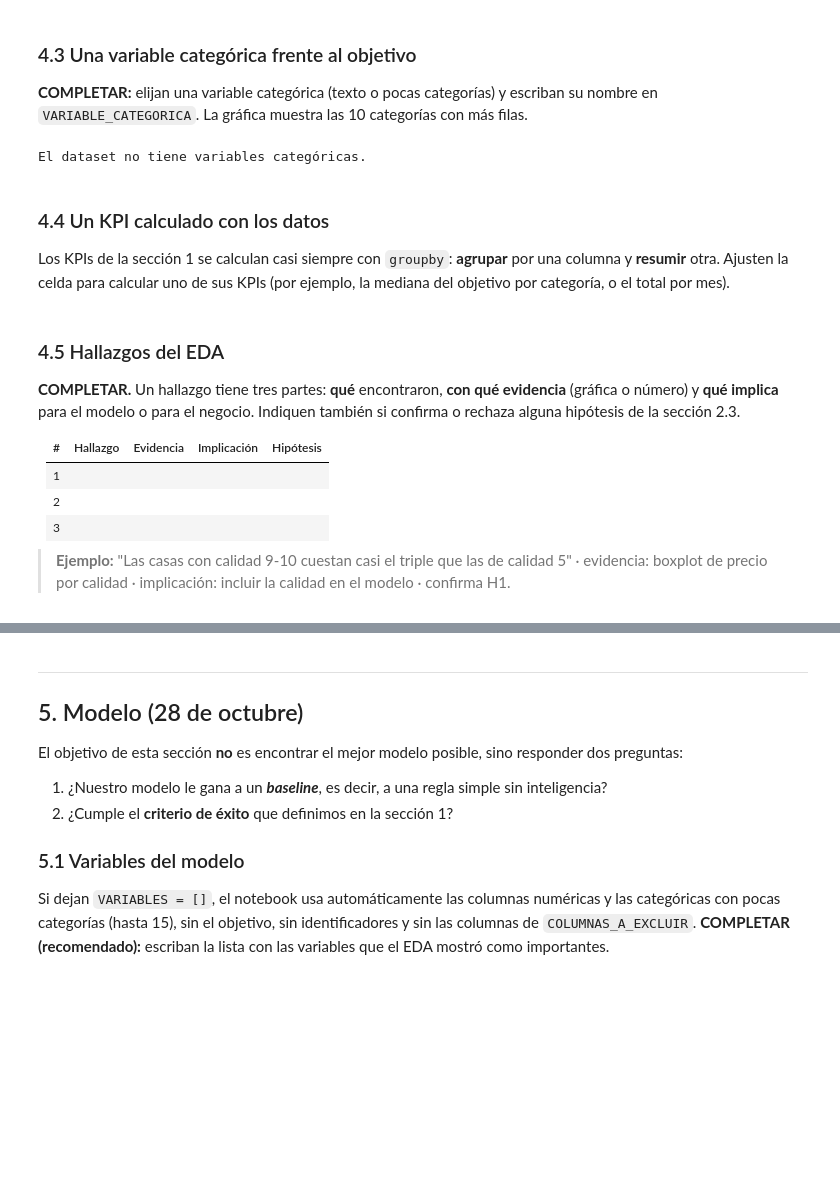
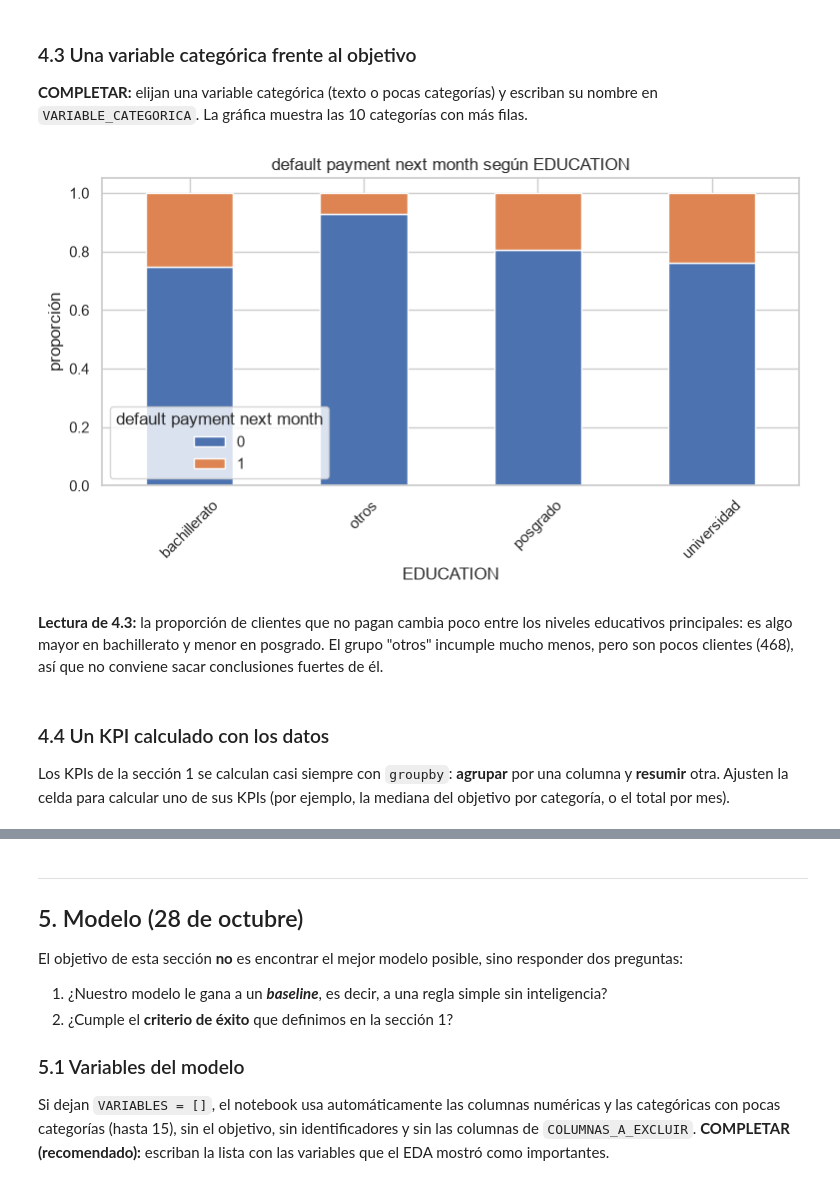
Before and after one commit to lfdaps/proyecto-equipo_1, a Jupyter notebook: notebooks/proyecto_equipo.ipynb, the cells around one changed output, grey strips where cells are left out. Cells and saved outputs as stored; diff of their text form; code cells hidden in the pictures; blank space fills up the shorter version.

```diff
--- a/notebooks/proyecto_equipo.ipynb
+++ b/notebooks/proyecto_equipo.ipynb
@@ -339,25 +399,27 @@ plt.show()
 **COMPLETAR:** elijan una variable categórica (texto o pocas categorías) y escriban su nombre en `VARIABLE_CATEGORICA`. La gráfica muestra las 10 categorías con más filas.
 # %%
 categoricas = df_limpio.select_dtypes(exclude=["number", "datetime"]).columns.drop(OBJETIVO, errors="ignore")
-VARIABLE_CATEGORICA = categoricas[0] if len(categoricas) else None  # COMPLETAR: por ejemplo "barrio"
+VARIABLE_CATEGORICA = "EDUCATION"  # nivel educativo (texto desde la limpieza)
 
 if VARIABLE_CATEGORICA is None:
     print("El dataset no tiene variables categóricas.")
 else:
     principales = df_limpio[VARIABLE_CATEGORICA].value_counts().head(10).index
     datos = df_limpio[df_limpio[VARIABLE_CATEGORICA].isin(principales)]
     fig, ax = plt.subplots(figsize=(9, 4))
     if TIPO_PROBLEMA == "regresion":
         orden = datos.groupby(VARIABLE_CATEGORICA)[OBJETIVO].median().sort_values().index
         sns.boxplot(data=datos, x=VARIABLE_CATEGORICA, y=OBJETIVO, order=orden, ax=ax)
     else:
         pd.crosstab(datos[VARIABLE_CATEGORICA], datos[OBJETIVO], normalize="index").plot.bar(stacked=True, ax=ax)
         ax.set_ylabel("proporción")
     ax.set_title(f"{OBJETIVO} según {VARIABLE_CATEGORICA}")
     ax.tick_params(axis="x", rotation=45)
     plt.show()
 # %% [output]
-El dataset no tiene variables categóricas.
+[figure, added]
+# %% [markdown]
+**Lectura de 4.3:** la proporción de clientes que no pagan cambia poco entre los niveles educativos principales: es algo mayor en bachillerato y menor en posgrado. El grupo "otros" incumple mucho menos, pero son pocos clientes (468), así que no conviene sacar conclusiones fuertes de él.
 # %% [markdown]
 ### 4.4 Un KPI calculado con los datos
 
@@ -372,12 +426,0 @@ if VARIABLE_CATEGORICA is not None:
-# %% [markdown]
-### 4.5 Hallazgos del EDA
-
-**COMPLETAR.** Un hallazgo tiene tres partes: **qué** encontraron, **con qué evidencia** (gráfica o número) y **qué implica** para el modelo o para el negocio. Indiquen también si confirma o rechaza alguna hipótesis de la sección 2.3.
-
-| # | Hallazgo | Evidencia | Implicación | Hipótesis |
-|---|---|---|---|---|
-| 1 | | | | |
-| 2 | | | | |
-| 3 | | | | |
-
-> **Ejemplo:** "Las casas con calidad 9-10 cuestan casi el triple que las de calidad 5" · evidencia: boxplot de precio por calidad · implicación: incluir la calidad en el modelo · confirma H1.
```
Also changed, not shown: parts of 18 cells of this notebook.
